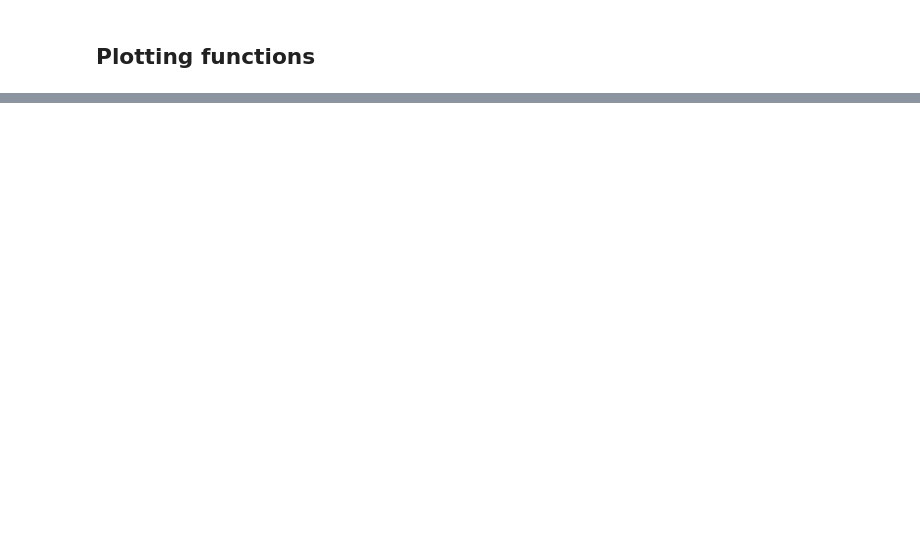
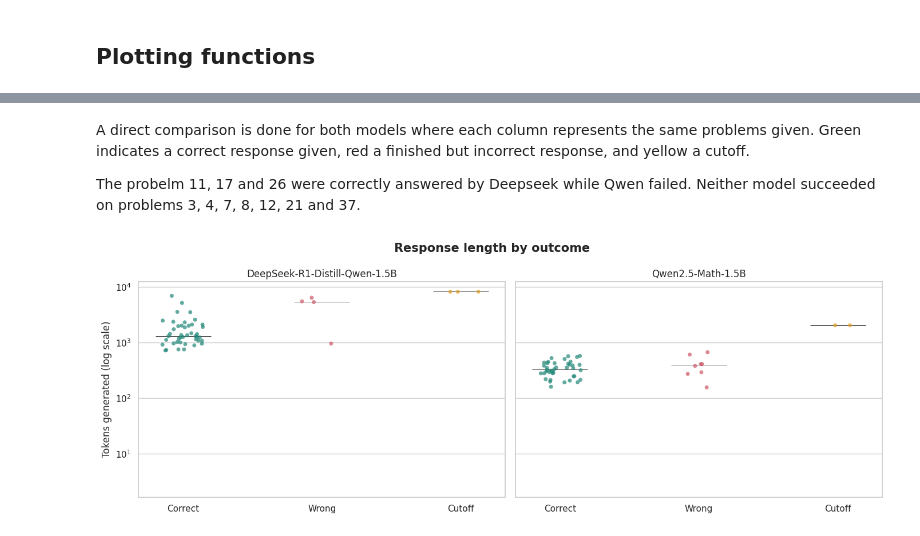
Before and after one commit to lucamcwood/AI-VisualizationProject-TheFinalGroup, a Jupyter notebook: notebooks/02_visualizations_without_AI.ipynb, the cells around one changed output, grey strips where cells are left out. Drawn from its saved outputs; the diff is of its cells as text; code cells hidden in the pictures; blank space fills up the shorter version.

```diff
--- a/notebooks/02_visualizations_without_AI.ipynb
+++ b/notebooks/02_visualizations_without_AI.ipynb
@@ -249,0 +297,58 @@ plt.show()
+# %% [markdown]
+A direct comparison is done for both models where each column represents the same problems given. Green indicates a correct response given, red a finished but incorrect response, and yellow a cutoff.
+
+The probelm 11, 17 and 26 were correctly answered by Deepseek while Qwen failed. Neither model succeeded on problems 3, 4, 7, 8, 12, 21 and 37.
+# %%
+conditions = [
+    combined_df["finished"] == False,
+    combined_df["correct"] == True
+]
+choices = ["Cutoff","Correct"]
+
+
+d = combined_df.assign(outcome=np.select(conditions, choices, default="Wrong"))
+
+models = sorted(d["model_short"].unique())
+fig, axes = plt.subplots(1, len(models), figsize=(14, 5), sharey=True)
+
+for ax, model in zip(axes, models):
+    model_df = d[d["model_short"] == model]
+
+    sns.stripplot(
+        data=model_df,
+        x="outcome", y="n_tokens",
+        order=["Correct", "Wrong", "Cutoff"],
+        hue="outcome",
+        palette={
+            "Correct": "#218778",
+            "Wrong": "#CC5665",
+            "Cutoff": "#DE9E22"
+        },
+        jitter=0.15, alpha=0.7, legend=False, ax=ax
+    )
+
+    # Black line marking the median
+    for position, outcome in enumerate(["Correct", "Wrong", "Cutoff"]):
+        values = model_df.loc[
+            model_df["outcome"] == outcome, "n_tokens"
+        ]
+
+        if not values.empty:
+            ax.hlines(
+                values.median(),
+                position - 0.2, position + 0.2,
+                color="black", linewidth=0.5
+            )
+
+    ax.set_yscale("log")
+    ax.set(
+        title=model,
+        xlabel="",
+        ylabel="Tokens generated (log scale)"
+    )
+
+fig.suptitle("Response length by outcome", size=15, weight="bold")
+plt.tight_layout()
+plt.show()
+# %% [output]
+[figure, added]
```
Also changed, not shown: parts of 8 cells of this notebook.
